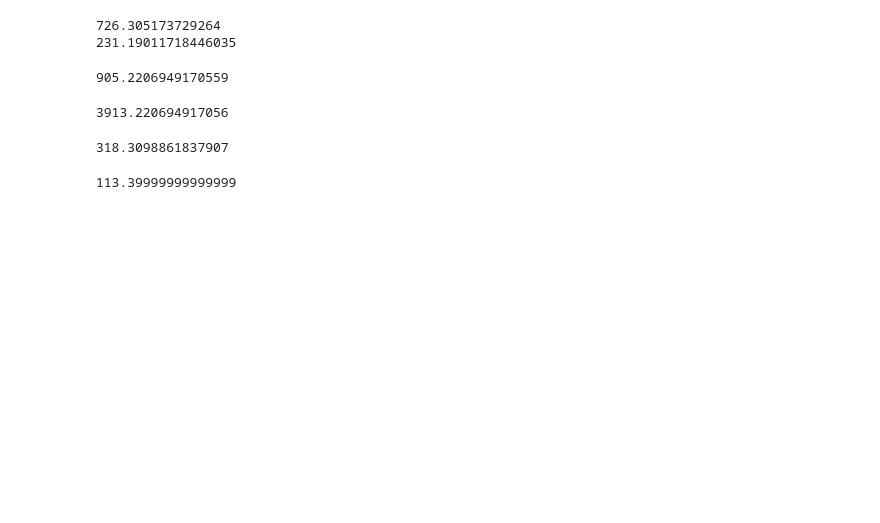
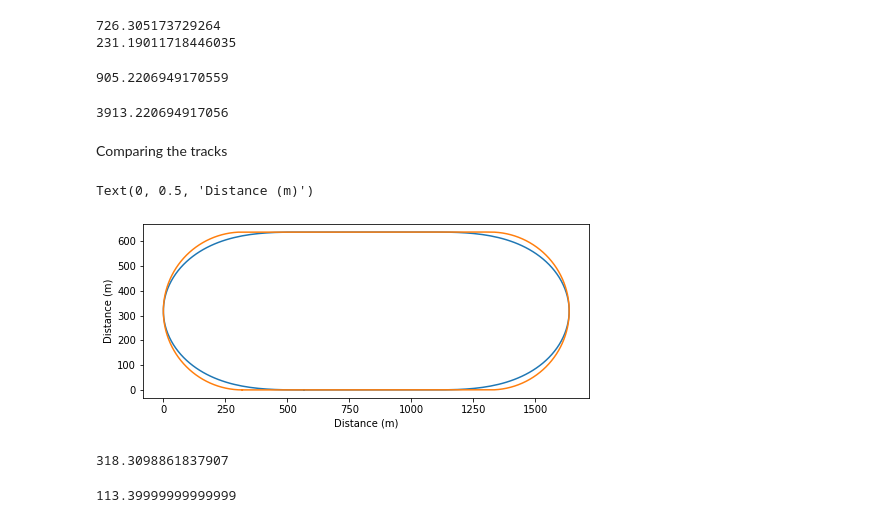
Before and after one commit to maxmussavian/euler-spiral, a Jupyter notebook: acceleration_curves.ipynb, the cells around one changed output. Cells and saved outputs as stored; diff of their text form; code cells hidden in the pictures; blank space fills up the shorter version.

```diff
--- a/acceleration_curves.ipynb
+++ b/acceleration_curves.ipynb
@@ -175,6 +180,22 @@ total_arc_length * 4 - 2 * np.pi * r
 2 * 504 + 4 * total_arc_length
 # %% [output]
 3913.220694917056
+# %% [markdown]
+Comparing the tracks
+# %%
+fig, ax = plt.subplots(1, 1, figsize=(8, 8))
+ax.plot(x_pos_euler + width_curve, y_pos_euler, '-')
+ax.set_aspect('equal')
+ax.set_xlabel('Distance (m)')
+ax.set_ylabel('Distance (m)')
+
+ax.plot(x_pos_sc + r, y_pos_sc, '-')
+ax.set_aspect('equal')
+ax.set_xlabel('Distance (m)')
+ax.set_ylabel('Distance (m)')
+# %% [output]
+Text(0, 0.5, 'Distance (m)')
+[figure, added]
 # %%
 r
 # %% [output]
```
Also changed, not shown: parts of 17 cells of this notebook.
